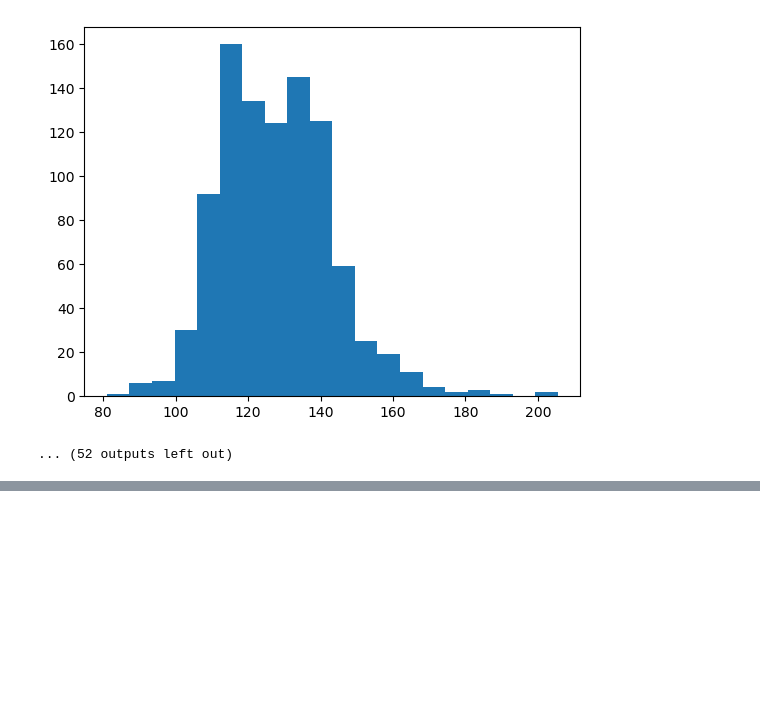
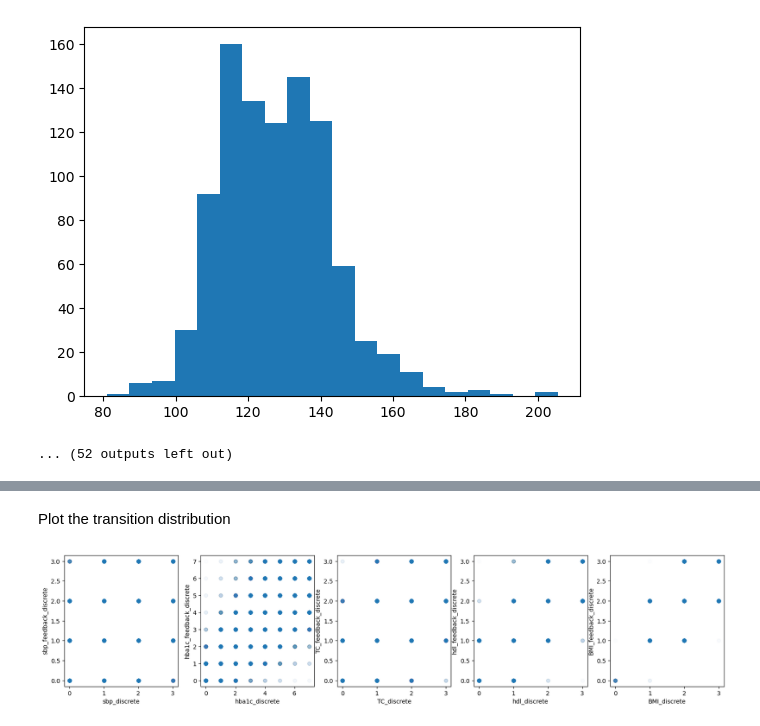
Before and after one commit to tian1327/Accord-RL, a Jupyter notebook: DOPE/BPClass/model.ipynb, the cells around one changed output, grey strips where cells are left out. Saved outputs shown, nothing was run; the diff lists cells and outputs as text; code cells hidden in the pictures; blank space fills up the shorter version.

```diff
--- a/DOPE/BPClass/model.ipynb
+++ b/DOPE/BPClass/model.ipynb
@@ -559,0 +624,15 @@ df_action.shape = (950, 67)
+# %% [markdown]
+Plot the transition distribution
+# %%
+# for each of the 5 features, plot the scatter plot between the feature and the its corresponding feedback
+fig, axes = plt.subplots(nrows=1, ncols=5, figsize=(20,4))
+for i in range(5):
+    x_name = state_features[i]
+    y_name = x_name.split('_')[0] + '_feedback_discrete'
+    axes[i].scatter(df[x_name], df[y_name], alpha=0.01)
+    axes[i].set_xlabel(x_name)
+    axes[i].set_ylabel(y_name)
+
+plt.show()
+# %% [output]
+[figure, added]
```
Also changed, not shown: parts of 17 cells of this notebook, 2 other files.
